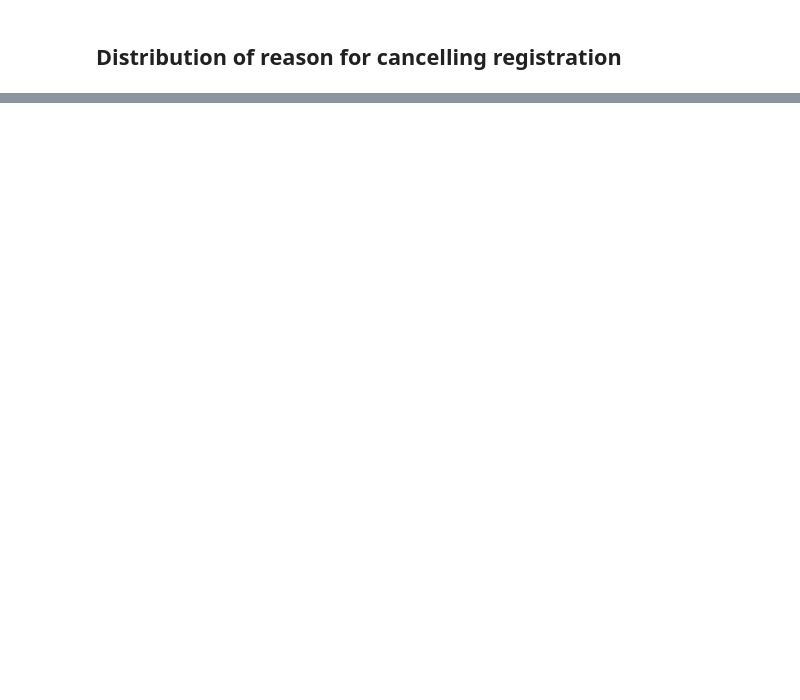
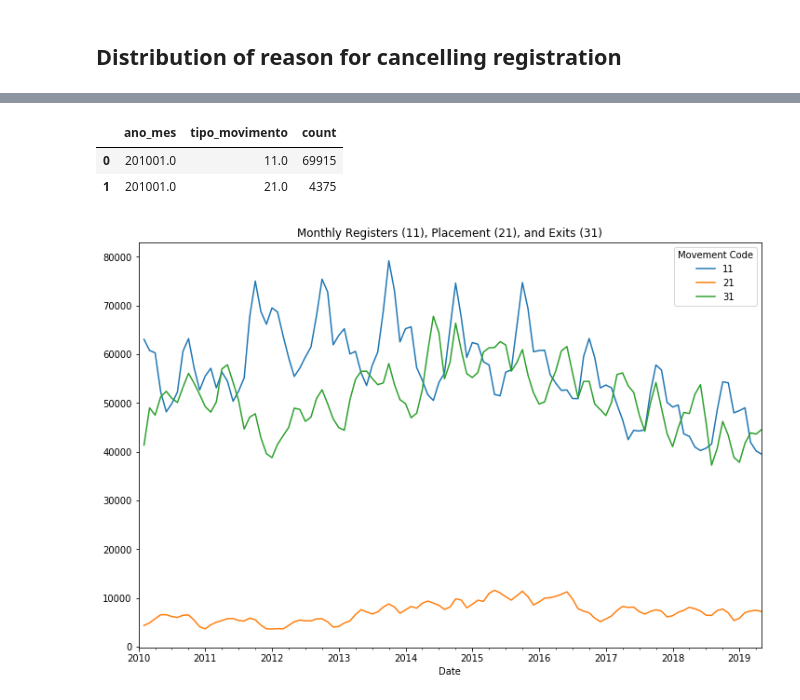
Before and after one commit to dssg/IEFP-RecSys_public, a Jupyter notebook: notebooks/03-Descriptives-Flow.ipynb, the cells around one changed output, grey strips where cells are left out. Cells and saved outputs as stored; diff of their text form; code cells hidden in the pictures; blank space fills up the shorter version.

Commit message:
Add successful employment to flow descriptives (#46)

```diff
--- a/notebooks/03-Descriptives-Flow.ipynb
+++ b/notebooks/03-Descriptives-Flow.ipynb
@@ -127,5 +129,16 @@ df_registers = df.copy()
+# %%
+df_flow = df.copy()
+df_flow.head(2)
+# %% [output]
+|  | ano_mes | tipo_movimento | count |
+| 0 | 201001.0 | 11.0 | 69915 |
+| 1 | 201001.0 | 21.0 | 4375 |
 # %%
-df_registers["ano_mes"] = pd.to_datetime(df_registers["ano_mes"].astype("int").astype("str"), format="%Y%m")
-df_registers.columns = ["Date", "Registrations"]
-df_registers = df_registers.set_index("Date")
-df_registers.plot(figsize=(12,8), title="Monthly new registers (Code 11)");
+df_flow["ano_mes"] = pd.to_datetime(df_flow["ano_mes"].astype("int").astype("str"), format="%Y%m")
+df_flow["tipo_movimento"] = df_flow["tipo_movimento"].astype(int)
+df_flow.columns = ["Date", "Movement Code", "Count"]
+df_flow = df_flow.pivot(index="Date", columns="Movement Code", values="Count")
+df_flow = df_flow.rolling(2).mean()
+df_flow.plot(figsize=(12,8), title="Monthly Registers (11), Placement (21), and Exits (31)");
+# %% [output]
+[figure, added]
```
Also changed, not shown: parts of 13 cells of this notebook.
